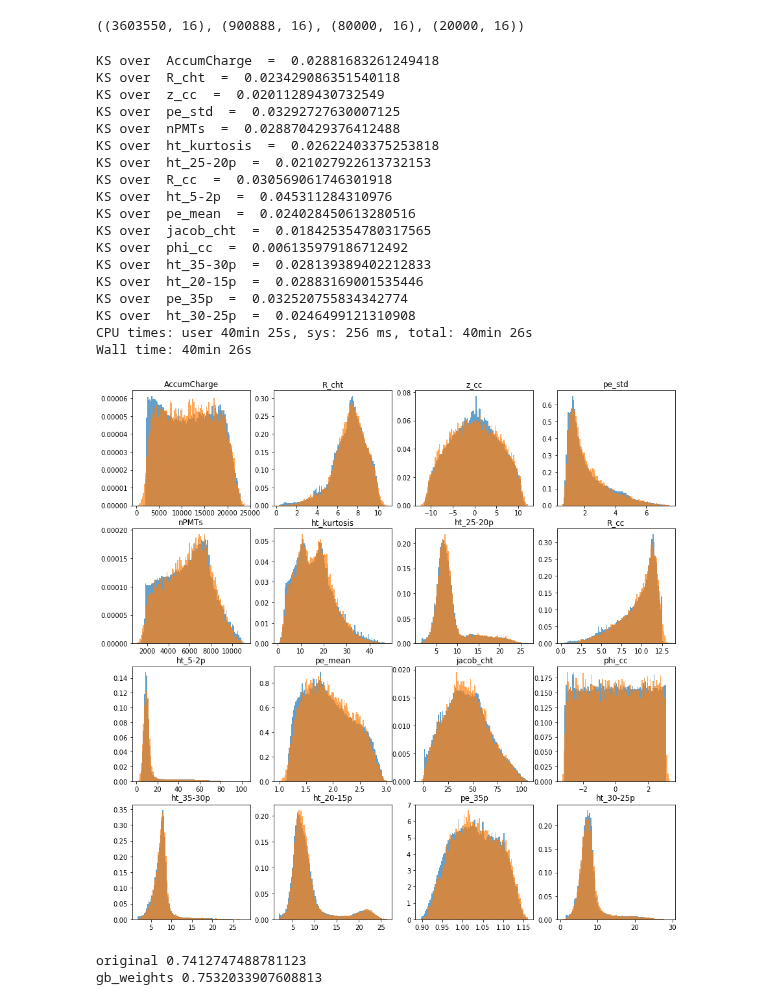
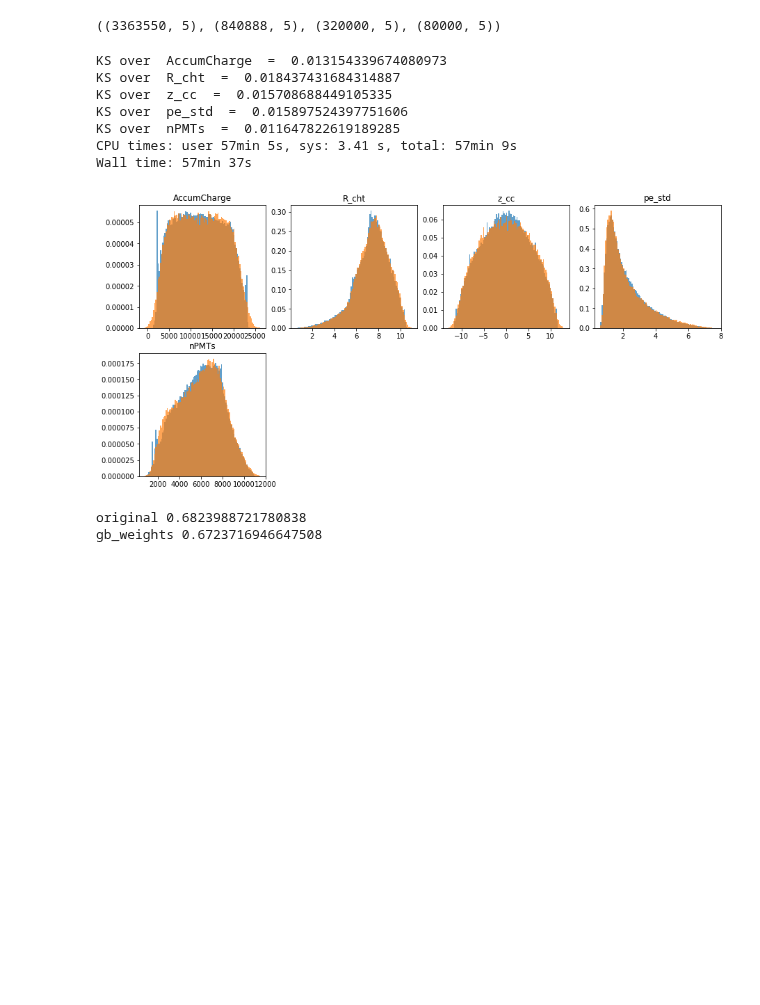
Before and after one commit to ArseniiGav/J21_SYSU, a Jupyter notebook: DA/reweighting/classifier_to_reweighting.ipynb, the cells around one changed output. Drawn from its saved outputs; the diff is of its cells as text; code cells hidden in the pictures; blank space fills up the shorter version.

```diff
--- a/DA/reweighting/classifier_to_reweighting.ipynb
+++ b/DA/reweighting/classifier_to_reweighting.ipynb
@@ -34,9 +34,9 @@ def plot_multiclass_roc(clf, X_test, y_test, n_classes, figsize=(17, 6)):
     plt.show()
 # %%
 opt_features = ['AccumCharge', 'R_cht', 'z_cc', 'pe_std',
-               'nPMTs', 'ht_kurtosis', 'ht_25-20p', 'R_cc',
-               'ht_5-2p', 'pe_mean', 'jacob_cht', 'phi_cc',
-               'ht_35-30p', 'ht_20-15p', 'pe_35p', 'ht_30-25p']
+               'nPMTs',] #'ht_kurtosis', 'ht_25-20p', 'R_cc',
+               #'ht_5-2p', 'pe_mean', 'jacob_cht', 'phi_cc',
+               #'ht_35-30p', 'ht_20-15p', 'pe_35p', 'ht_30-25p']
 # %%
 path='/mnt/cephfs/ml_data/mc_2021/'
 data = pd.read_csv(f'{path}processed_data/ProcessedTrainReal/ProcessedTrain.csv.gz')
@@ -54,8 +54,8 @@ data = shuffle(data)
 # %%
 import numpy
 
-original = data[opt_features][100000:]
-target = noised(original[:100000], 0.01, 0.2)
+original = data[opt_features][400000:]
+target = noised(original[:400000], 0.05, 0.25)
 
 original_weights = numpy.ones(len(original))
 # %%
@@ -107,47 +96,35 @@ original_weights_test = numpy.ones(len(original_test))
 # %%
 original_train.shape, original_test.shape, target_train.shape, target_test.shape
 # %% [output]
-((3603550, 16), (900888, 16), (80000, 16), (20000, 16))
+((3363550, 5), (840888, 5), (320000, 5), (80000, 5))
 # %%
 from hep_ml import reweight
 # %%
 %%time
 
 reweighter = reweight.GBReweighter(
-    n_estimators=50,
+    n_estimators=200,
     learning_rate=0.1,
     max_depth=3,
     min_samples_leaf=5000,
 )
 reweighter.fit(
     original_train, target_train,
 )
 
 gb_weights_test = reweighter.predict_weights(original_test)
 draw_distributions(original_test, target_test, gb_weights_test)
 # %% [output]
-KS over  AccumCharge  =  0.02881683261249418
-KS over  R_cht  =  0.023429086351540118
-KS over  z_cc  =  0.02011289430732549
-KS over  pe_std  =  0.03292727630007125
-KS over  nPMTs  =  0.028870429376412488
-KS over  ht_kurtosis  =  0.02622403375253818
-KS over  ht_25-20p  =  0.021027922613732153
-KS over  R_cc  =  0.030569061746301918
-KS over  ht_5-2p  =  0.045311284310976
-KS over  pe_mean  =  0.024028450613280516
-KS over  jacob_cht  =  0.018425354780317565
-KS over  phi_cc  =  0.006135979186712492
-KS over  ht_35-30p  =  0.028139389402212833
-KS over  ht_20-15p  =  0.02883169001535446
-KS over  pe_35p  =  0.032520755834342774
-KS over  ht_30-25p  =  0.0246499121310908
-CPU times: user 40min 25s, sys: 256 ms, total: 40min 26s
-Wall time: 40min 26s
+KS over  AccumCharge  =  0.013154339674080973
+KS over  R_cht  =  0.018437431684314887
+KS over  z_cc  =  0.015708688449105335
+KS over  pe_std  =  0.015897524397751606
+KS over  nPMTs  =  0.011647822619189285
+CPU times: user 57min 5s, sys: 3.41 s, total: 57min 9s
+Wall time: 57min 37s
-[figure, old version]
+[figure, new version]
 # %%
 from sklearn.ensemble import GradientBoostingClassifier
-from sklearn.model_selection import train_test_split
 from sklearn.metrics import roc_auc_score
 
 data_conc = numpy.concatenate([original_test, target_test])
@@ -164,5 +141,5 @@ for name, new_weights in weights.items():
 
     print(name, roc_auc_score(Yts, clf.predict_proba(Xts)[:, 1], sample_weight=Wts))
 # %% [output]
-original 0.7412747488781123
-gb_weights 0.7532033907608813
+original 0.6823988721780838
+gb_weights 0.6723716946647508
```
Also changed, not shown: parts of 2 cells of this notebook, 8 other files.
